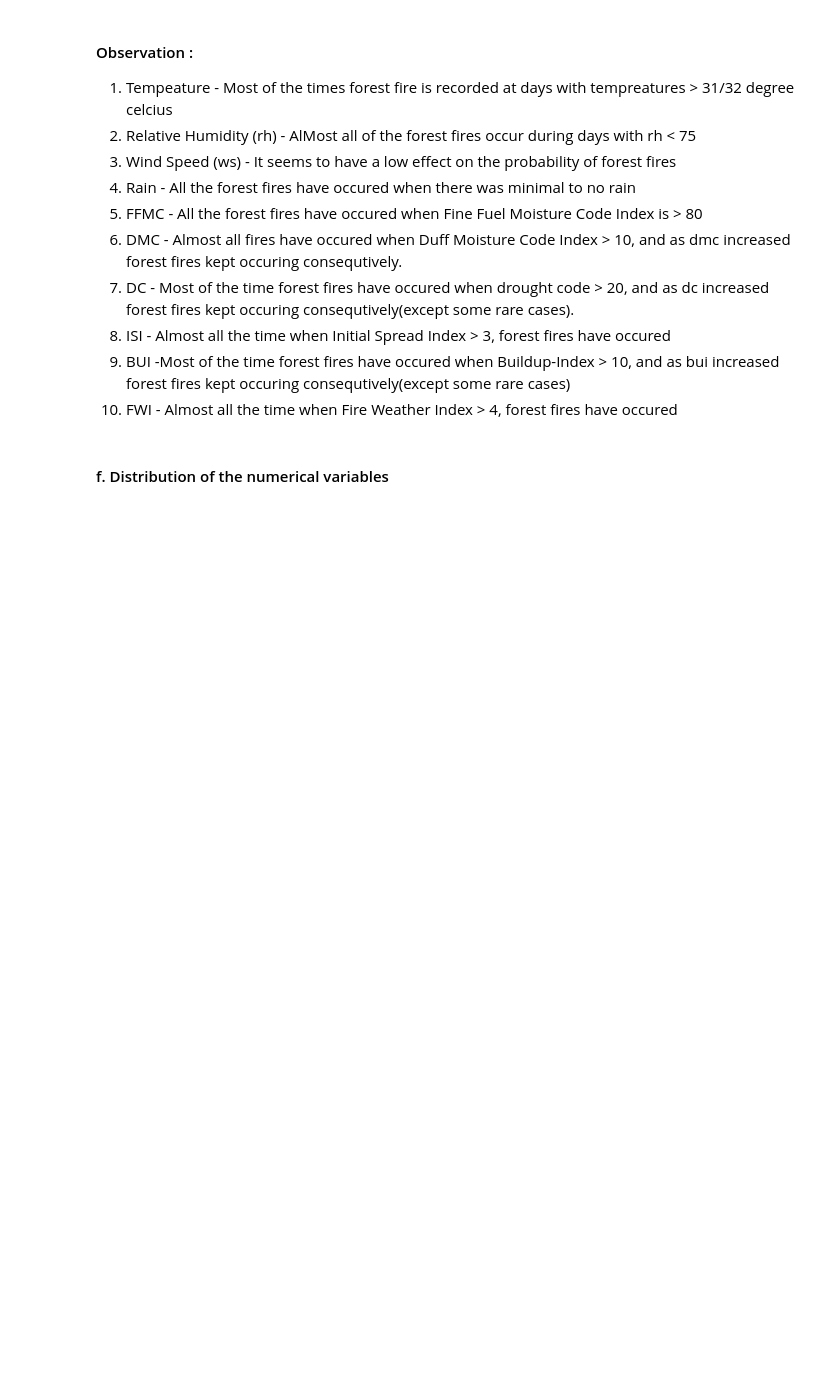
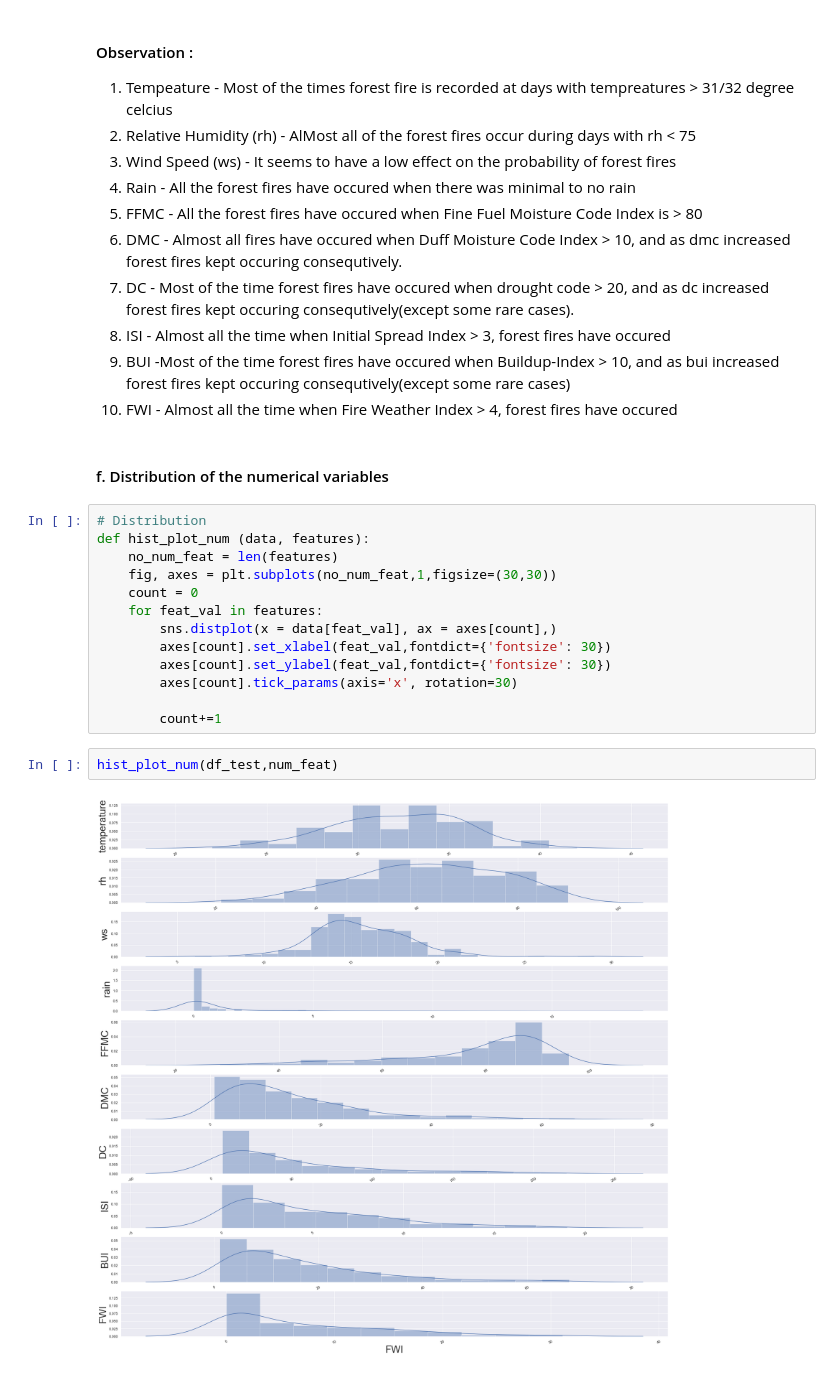
Before and after one commit to sreeman-11021996/Algeria_Forest_Fire_Predictor, a Jupyter notebook: Forest Fires part 1 - EDA.ipynb, the cells around one changed output. Saved outputs shown, nothing was run; the diff lists cells and outputs as text; blank space fills up the shorter version.

```diff
--- a/Forest Fires part 1 - EDA.ipynb
+++ b/Forest Fires part 1 - EDA.ipynb
@@ -473,3 +473,20 @@ scatter_plot_num(df_test,num_feat)
 10. FWI - Almost all the time when Fire Weather Index > 4, forest fires have occured
 # %% [markdown]
 #### f. Distribution of the numerical variables
+# %%
+# Distribution
+def hist_plot_num (data, features):
+    no_num_feat = len(features)
+    fig, axes = plt.subplots(no_num_feat,1,figsize=(30,30))
+    count = 0
+    for feat_val in features:
+        sns.distplot(x = data[feat_val], ax = axes[count],)
+        axes[count].set_xlabel(feat_val,fontdict={'fontsize': 30})
+        axes[count].set_ylabel(feat_val,fontdict={'fontsize': 30})
+        axes[count].tick_params(axis='x', rotation=30)
+
+        count+=1
+# %%
+hist_plot_num(df_test,num_feat)
+# %% [output]
+[figure, added]
```
